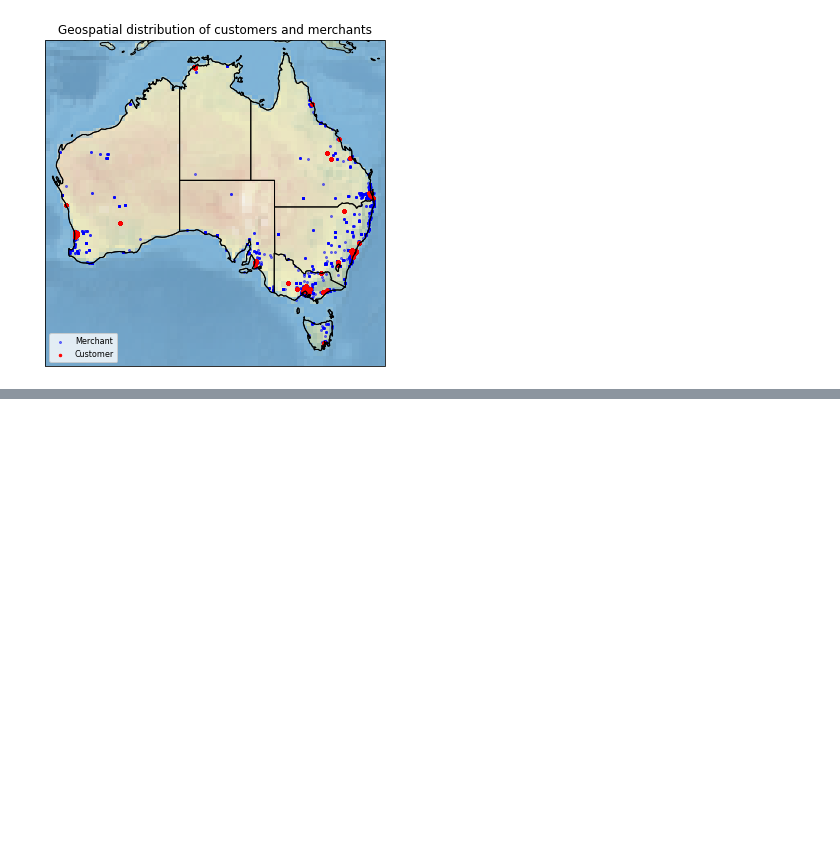
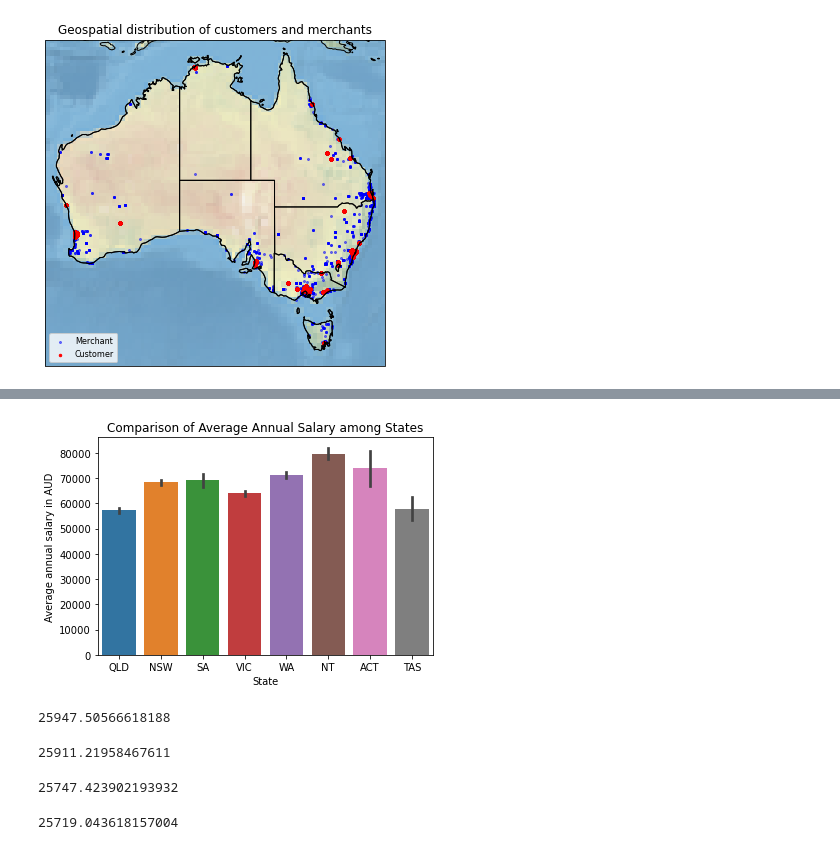
Before and after one commit to tracyyp/tracyyp, a Jupyter notebook: Data@ANZ/ANZ Transaction Data Analysis.ipynb, the cells around one changed output, grey strips where cells are left out. Drawn from its saved outputs; the diff is of its cells as text; code cells hidden in the pictures; blank space fills up the shorter version.

```diff
--- a/Data@ANZ/ANZ Transaction Data Analysis.ipynb
+++ b/Data@ANZ/ANZ Transaction Data Analysis.ipynb
@@ -411,0 +514,56 @@ plt.show()
+# %%
+sns.barplot(x='merchant_state', y='annual_salary', data=df_salary)
+plt.xlabel('State')
+plt.ylabel('Average annual salary in AUD')
+plt.title('Comparison of Average Annual Salary among States')
+plt.show()
+# %% [output]
+[figure, added]
+# %%
+# Linear Regression Models
+from sklearn.linear_model import LinearRegression
+from sklearn.metrics import mean_squared_error
+from sklearn.model_selection import cross_val_score, KFold
+
+kf = KFold(n_splits=10, random_state=1, shuffle=True)
+# Use only age as parameter
+lr1 = LinearRegression()
+mses = cross_val_score(estimator=lr1, X=df_salary[['age']], y=df_salary['annual_salary'],
+                       scoring='neg_mean_squared_error', cv=kf)
+rmses = np.sqrt(np.absolute(mses))
+average_rmse = np.mean(rmses)
+print(average_rmse)
+# %% [output]
+25947.50566618188
+# %%
+df_salary['gender_num'] = df_salary['gender'].map({'M':0, 'F':1})
+# Use age and gender as parameters
+lr2 = LinearRegression()
+mses = cross_val_score(estimator=lr2, X=df_salary[['age', 'gender_num']], y=df_salary['annual_salary'],
+                      scoring='neg_mean_squared_error', cv=kf)
+rmses = np.sqrt(np.absolute(mses))
+average_rmse = np.mean(rmses)
+print(average_rmse)
+# %% [output]
+25911.21958467611
+# %%
+df_salary['state_num'] = df_salary['merchant_state'].astype('category').cat.codes
+# Use age and state as parameters
+lr3 = LinearRegression()
+mses = cross_val_score(estimator=lr3, X=df_salary[['age', 'state_num']], y=df_salary['annual_salary'],
+                      scoring='neg_mean_squared_error', cv=kf)
+rmses = np.sqrt(np.absolute(mses))
+average_rmse = np.mean(rmses)
+print(average_rmse)
+# %% [output]
+25747.423902193932
+# %%
+# Use age, gender and state as parameters
+lr4 = LinearRegression()
+mses = cross_val_score(estimator=lr4, X=df_salary[['age', 'gender_num', 'state_num']], y=df_salary['annual_salary'],
+                      scoring='neg_mean_squared_error', cv=kf)
+rmses = np.sqrt(np.absolute(mses))
+average_rmse = np.mean(rmses)
+print(average_rmse)
+# %% [output]
+25719.043618157004
```
Also changed, not shown: parts of 16 cells of this notebook.
